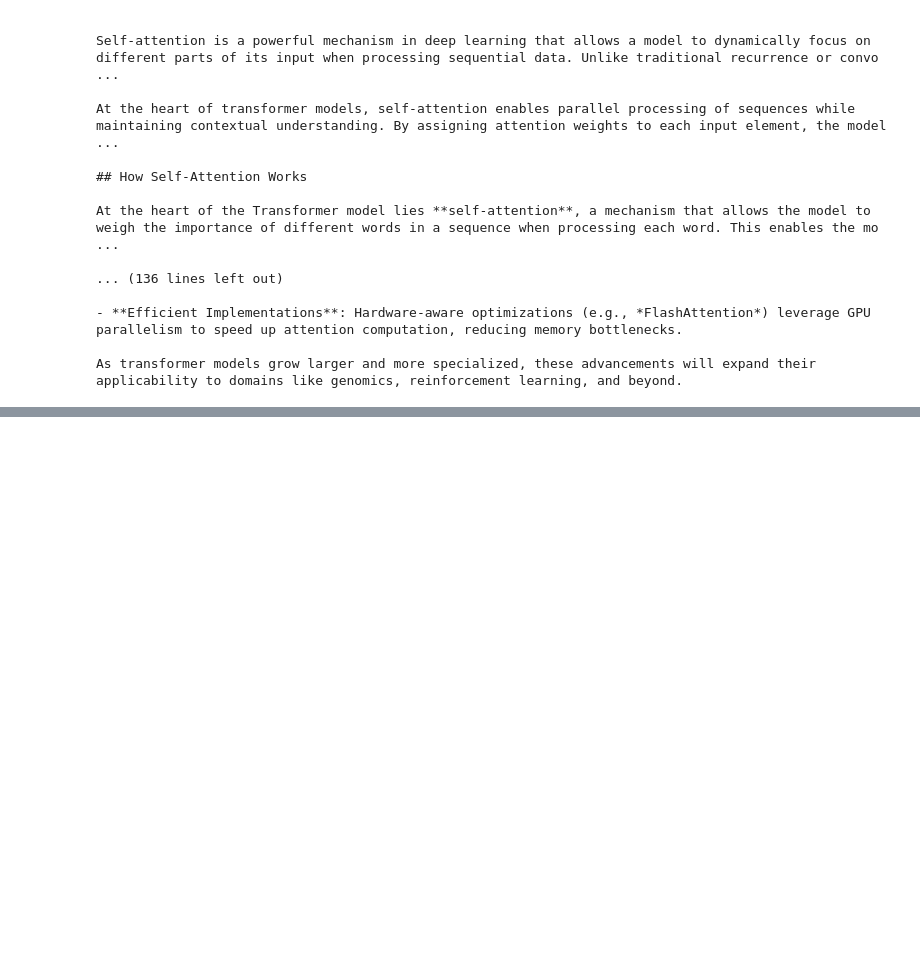
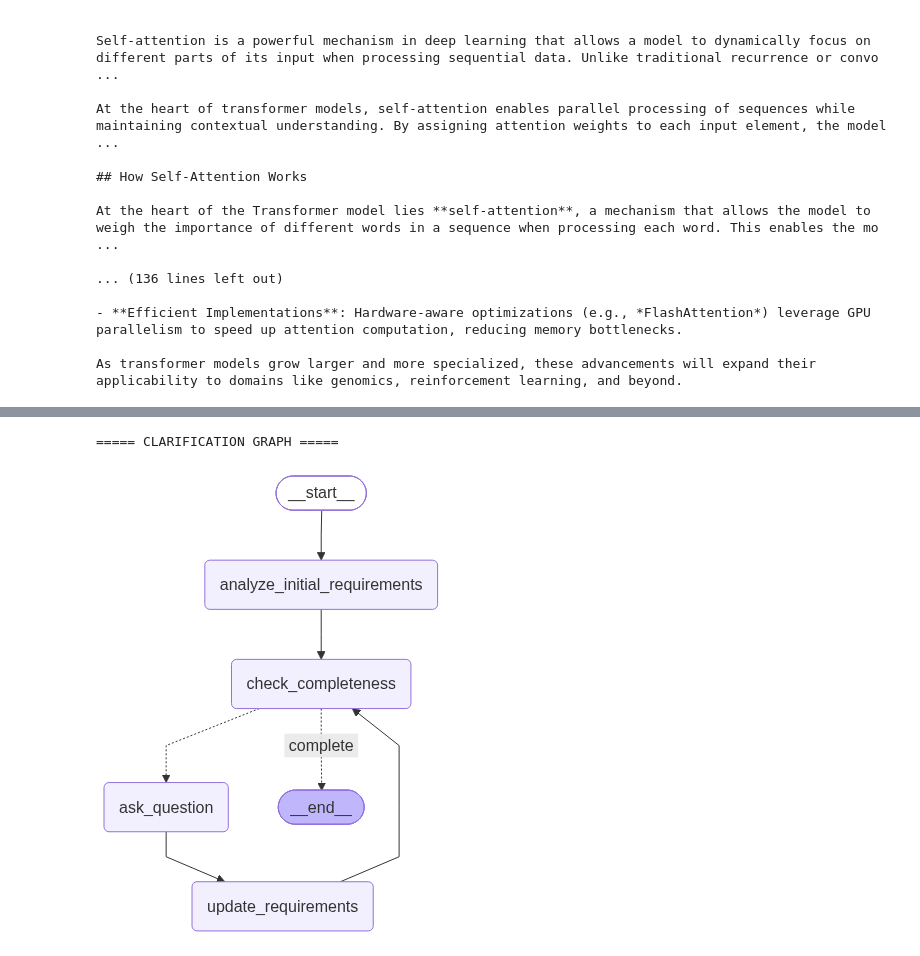
Before and after one commit to M-Azfar9/Doxer-AI, a Jupyter notebook: 1_bwa_basic.ipynb, the cells around one changed output, grey strips where cells are left out. Drawn from its saved outputs; the diff is of its cells as text; code cells hidden in the pictures; blank space fills up the shorter version.

```diff
--- a/1_bwa_basic.ipynb
+++ b/1_bwa_basic.ipynb
@@ -130,0 +534,6 @@ As transformer models grow larger and more specialized, these advancements will
+# %%
+print("\n===== CLARIFICATION GRAPH =====\n")
+clarification_graph
+# %% [output]
+===== CLARIFICATION GRAPH =====
+[figure, added]
```
Also changed, not shown: parts of 10 cells of this notebook, 5 other files.
